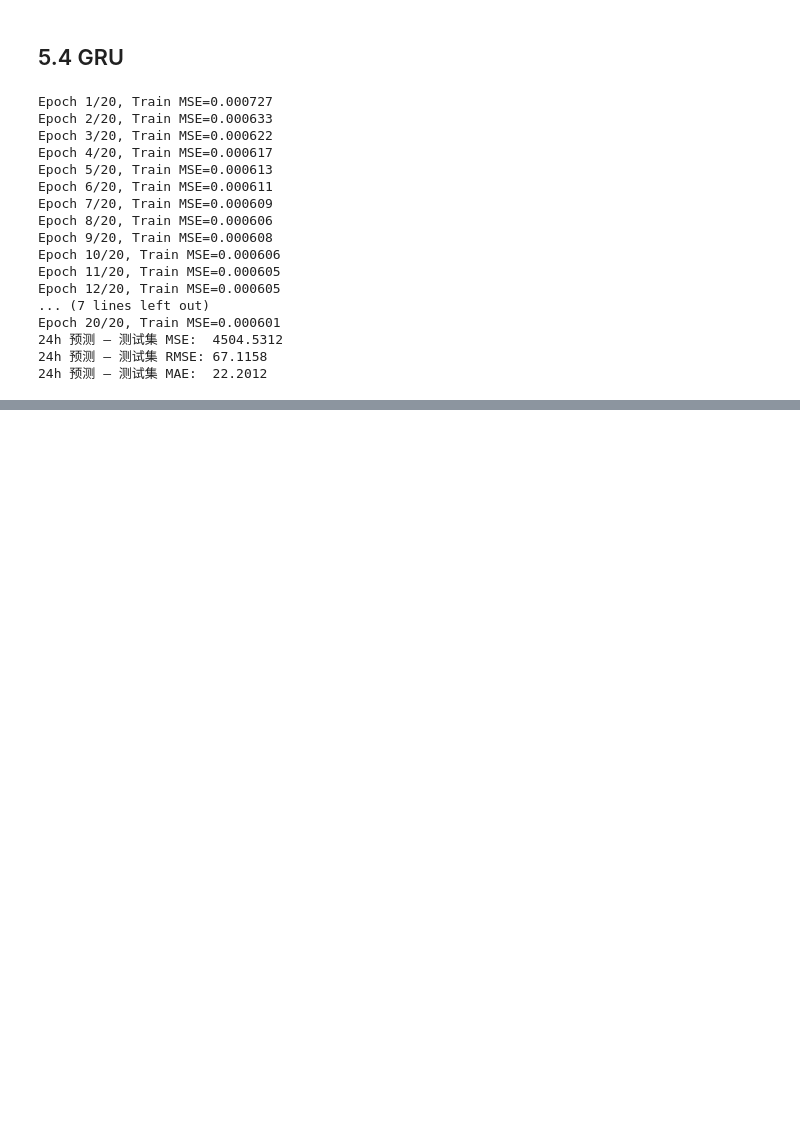
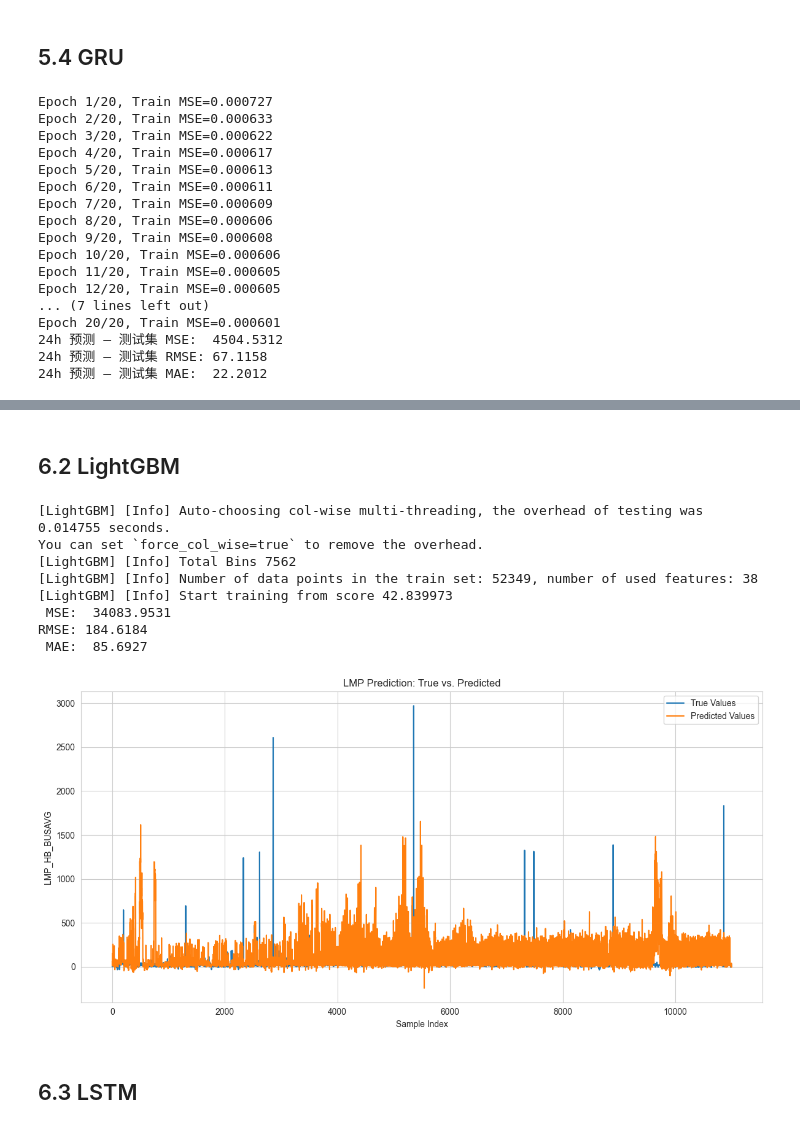
Before and after one commit to jessalynlc/IDS705_final_project, a Jupyter notebook: data_scrape_zixiao.ipynb, the cells around one changed output, grey strips where cells are left out. Cells and saved outputs as stored; diff of their text form; code cells hidden in the pictures; blank space fills up the shorter version.

```diff
--- a/data_scrape_zixiao.ipynb
+++ b/data_scrape_zixiao.ipynb
@@ -2156,0 +2268,65 @@ Epoch 20/20, Train MSE=0.000601
+# %% [markdown]
+## 6.2 LightGBM
+# %%
+import pandas as pd
+import numpy as np
+import lightgbm as lgb
+from sklearn.metrics import mean_squared_error, mean_absolute_error
+
+exclude_cols = ['interval_start_local', 'date', 'lmp_HB_BUSAVG', 'target_1w']
+features = [c for c in train_df.columns if c not in exclude_cols]
+X_train, y_train = train_df[features], train_df['target_1w']
+X_test,  y_test  = test_df[features],  test_df['target_1w']
+
+#
+model = lgb.LGBMRegressor(
+    objective='regression',
+    metric='rmse',
+    n_estimators=500,
+    learning_rate=0.05,
+    num_leaves=31,
+    subsample=0.8,
+    colsample_bytree=0.8,
+    random_state=42
+)
+
+#
+model.fit(
+    X_train, y_train,
+    eval_set=[(X_train, y_train), (X_test, y_test)],
+    eval_metric='rmse'
+)
+
+#
+y_pred = model.predict(X_test)
+mse  = mean_squared_error(y_test, y_pred)
+rmse = np.sqrt(mse)
+mae  = mean_absolute_error(y_test, y_pred)
+
+print(f" MSE:  {mse:.4f}")
+print(f"RMSE: {rmse:.4f}")
+print(f" MAE:  {mae:.4f}")
+
+import matplotlib.pyplot as plt
+
+plt.figure(figsize=(12, 6))
+plt.plot(y_test.values, label='True Values')
+plt.plot(y_pred,         label='Predicted Values')
+plt.xlabel('Sample Index')
+plt.ylabel('LMP_HB_BUSAVG')
+plt.title('LMP Prediction: True vs. Predicted')
+plt.legend()
+plt.tight_layout()
+plt.show()
+# %% [output]
+[LightGBM] [Info] Auto-choosing col-wise multi-threading, the overhead of testing was 0.014755 seconds.
+You can set `force_col_wise=true` to remove the overhead.
+[LightGBM] [Info] Total Bins 7562
+[LightGBM] [Info] Number of data points in the train set: 52349, number of used features: 38
+[LightGBM] [Info] Start training from score 42.839973
+ MSE:  34083.9531
+RMSE: 184.6184
+ MAE:  85.6927
+[figure, added]
+# %% [markdown]
+## 6.3 LSTM
```
Also changed, not shown: parts of 13 cells of this notebook, 2 other files.
